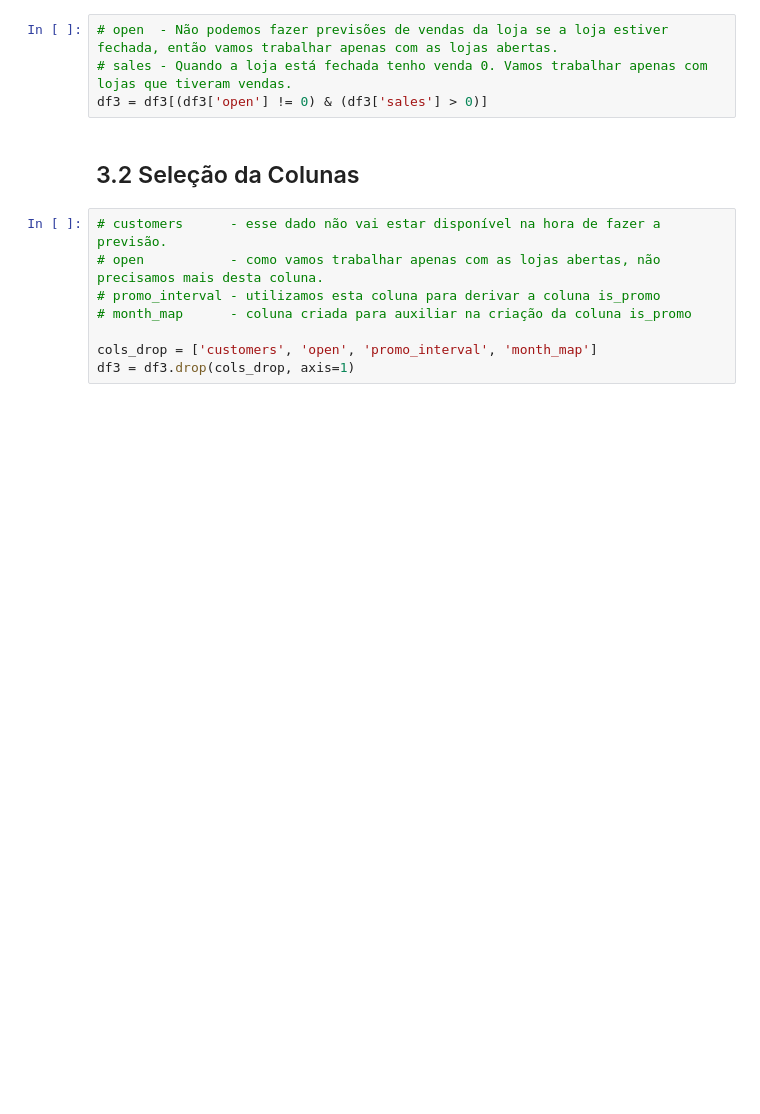
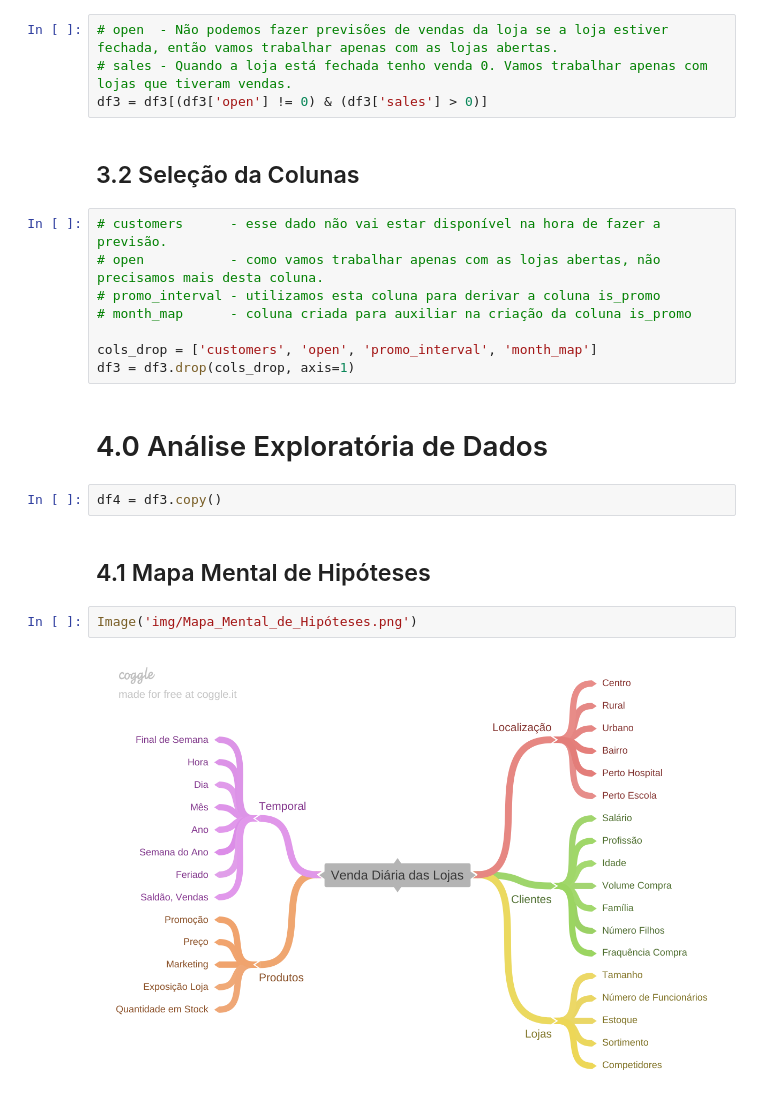
Before and after one commit to misaelpcastro/rossmann_previsao_vendas, a Jupyter notebook: Previsao_vendas_por_loja_v1.ipynb, the cells around one changed output. Cells and saved outputs as stored; diff of their text form; blank space fills up the shorter version.

```diff
--- a/Previsao_vendas_por_loja_v1.ipynb
+++ b/Previsao_vendas_por_loja_v1.ipynb
@@ -292,3 +291,13 @@ df3 = df3[(df3['open'] != 0) & (df3['sales'] > 0)]
 
 cols_drop = ['customers', 'open', 'promo_interval', 'month_map']
 df3 = df3.drop(cols_drop, axis=1)
+# %% [markdown]
+# 4.0 Análise Exploratória de Dados
+# %%
+df4 = df3.copy()
+# %% [markdown]
+## 4.1 Mapa Mental de Hipóteses
+# %%
+Image('img/Mapa_Mental_de_Hipóteses.png')
+# %% [output]
+[figure, added]
```
Also changed, not shown: parts of 23 cells of this notebook.
